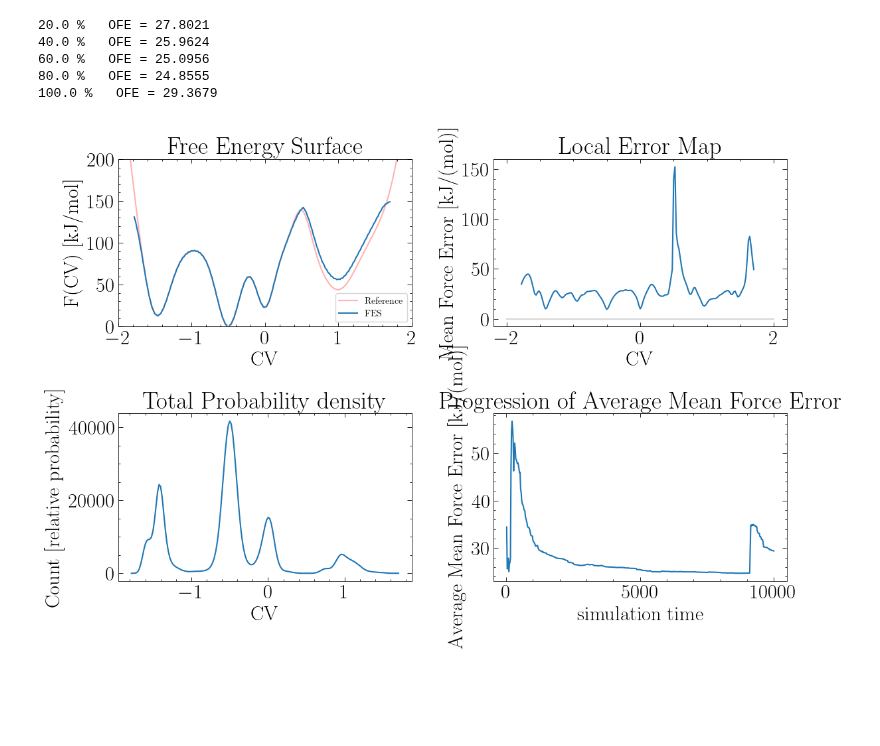
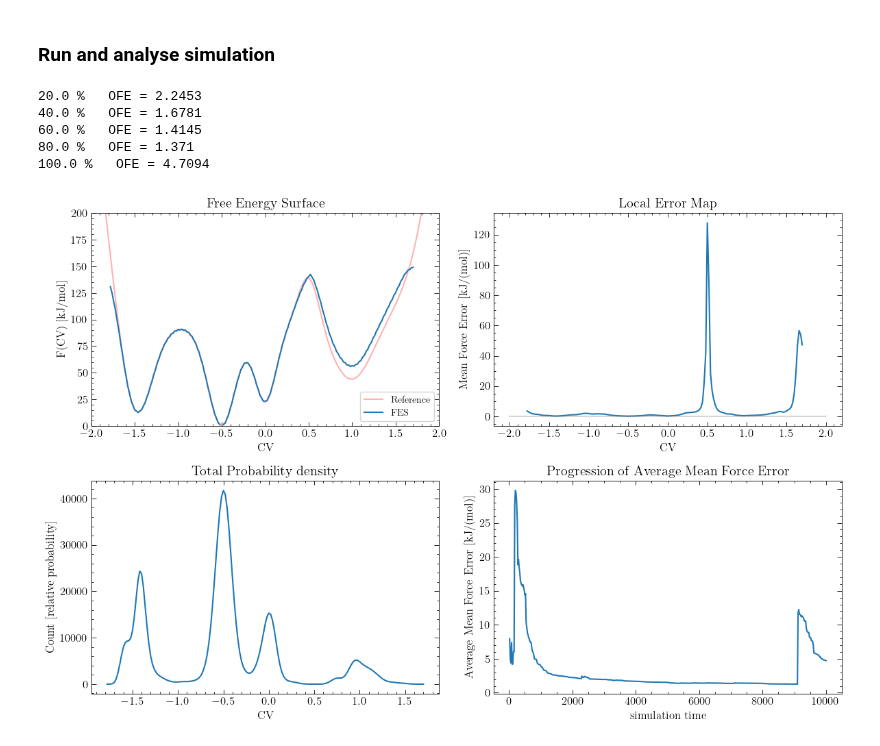
Before and after one commit to mme-ucl/MFI, a Jupyter notebook: Manuscript_Results/Figure1A.ipynb, the cells around one changed output. Drawn from its saved outputs; the diff is of its cells as text; code cells hidden in the pictures; blank space fills up the shorter version.

Commit message:
new data_for notebook. + clean up manusript

```diff
--- a/Manuscript_Results/Figure1A.ipynb
+++ b/Manuscript_Results/Figure1A.ipynb
@@ -16,7 +16,6 @@ from pyMFI import run_plumed
 
 from matplotlib import rc
 plt.rcParams.update({ "text.usetex": True, "font.size": 22, "font.family": "serif", "font.serif": ["computer modern roman"]})
-plt.rcParams.update({"font.size": 22})
 plw = 0.6
 pcs = 3
 pms = 3
@@ -47,7 +46,11 @@ The path is: /home/ucecabj/Desktop/pyMFI_git
 x=np.linspace(-2,2,201)
 y=1*x**8-50*np.exp(-(x-1)**2/0.1)-93*np.exp(-(x+0.5)**2/0.05)-103*np.exp(-(x+1.5)**2/0.07)-70*np.exp(-(x)**2/0.03)+50*np.exp(-(x-0.5)**2/0.03)
 y = y - np.min(y)
+dy = np.gradient(y,x)
 
 #Plot function
-plt.figure(figsize=(4,3)); plt.plot(x,y); plt.xlabel("CV"); plt.ylabel("Free Energy in [kJ/mol]"); plt.title("FES"); plt.show()
+plt.figure(figsize=(8,3)); plt.rcParams.update({"font.size": 12})
+plt.subplot(1,2,1); plt.plot(x,y); plt.xlabel("CV"); plt.ylabel("Free Energy [kJ/mol]"); plt.title("Free Energy Surface", fontsize=16); plt.xlim(-2,2)
+plt.subplot(1,2,2); plt.plot(x,dy); plt.xlabel("CV"); plt.ylabel("Mean Force [kJ/mol]"); plt.title("Force", fontsize=16); plt.xlim(-2,2)
+plt.tight_layout(); plt.show()
 # %% [output]
@@ -55 +58,3 @@ plt.figure(figsize=(4,3)); plt.plot(x,y); plt.xlabel("CV"); plt.ylabel("Free Ene
+# %% [markdown]
+### Run and analyse simulation
 # %%
@@ -60,28 +65,24 @@ plt.figure(figsize=(4,3)); plt.plot(x,y); plt.xlabel("CV"); plt.ylabel("Free Ene
 # %%
+###--- Analyse the data with MFI
+#Read the HILLS and Colvar data
 os.chdir(path_manustript + "Figure1A")
-
-#Read the HILLS file
 HILLS=MFI1D.load_HILLS(hills_name="HILLS")
-
-
-#Read the Colvar File
 position = MFI1D.load_position(position_name="position")
 
-#Compute the time-independent mean force
-# [X, Ftot_den, Ftot, ofv, ofe, ofv_history, ofe_history, time_history, intermediate_fes_list, intermediate_time_list] = MFI1D.MFI_1D_cutoff(HILLS = HILLS, position = position, bw = 0.1, kT = 1, log_pace = 5, error_pace = 100, min_grid=-2.0, max_grid=2.0, WellTempered=1, intermediate_fes_number=100, truncation_limit=10**-5)
-# [X, Ftot_den, Ftot, FES, ofv, ofe, ofv_history, ofe_history, time_history, intermediate_fes_list, intermediate_time_list]
-
-X, Ftot_den, Ftot_den2, Ftot, ofv_num, FES, ofv, ofe, cutoff, error_evol, fes_error_cutoff_evol = MFI1D.MFI_1D(HILLS = HILLS, position = position, bw = 0.03, kT = 1, log_pace = 4000, error_pace = int(len(HILLS)/500), min_grid=-2, max_grid=2, WellTempered=1, FES_cutoff=-1, Ftot_den_cutoff=0.1, save_intermediate_fes_error_cutoff = True, use_weighted_st_dev=True)
+#Run MFI
+reselts = MFI1D.MFI_1D(HILLS = HILLS, position = position, bw = 0.03, log_pace = 4000, error_pace = int(len(HILLS)/500),
+                       FES_cutoff=-1, Ftot_den_cutoff=0.1, save_intermediate_fes_error_cutoff = True, use_weighted_st_dev=False)
+X, Ftot_den, Ftot_den2, Ftot, ofv_num, FES, ofv, ofe, cutoff, error_evol, fes_error_cutoff_evol = reselts
 
 # Integrate Ftot, obtain FES
 FES = MFI1D.intg_1D(Ftot, X[1]-X[0])
 
 # Plot Recap
 MFI1D.plot_recap(X, MFI1D.zero_to_nan(FES*cutoff), MFI1D.zero_to_nan(Ftot_den*cutoff), MFI1D.zero_to_nan(ofe*cutoff), error_evol[1], error_evol[3], y_ref=y, FES_lim=200, ofe_lim = 0, error_log_scale=0)
 # %% [output]
-20.0 %   OFE = 27.8021
-40.0 %   OFE = 25.9624
-60.0 %   OFE = 25.0956
-80.0 %   OFE = 24.8555
-100.0 %   OFE = 29.3679
+20.0 %   OFE = 2.2453
+40.0 %   OFE = 1.6781
+60.0 %   OFE = 1.4145
+80.0 %   OFE = 1.371
+100.0 %   OFE = 4.7094
-[figure, old version]
+[figure, new version]
```
Also changed, not shown: parts of 12 cells of this notebook, 8 other files.
